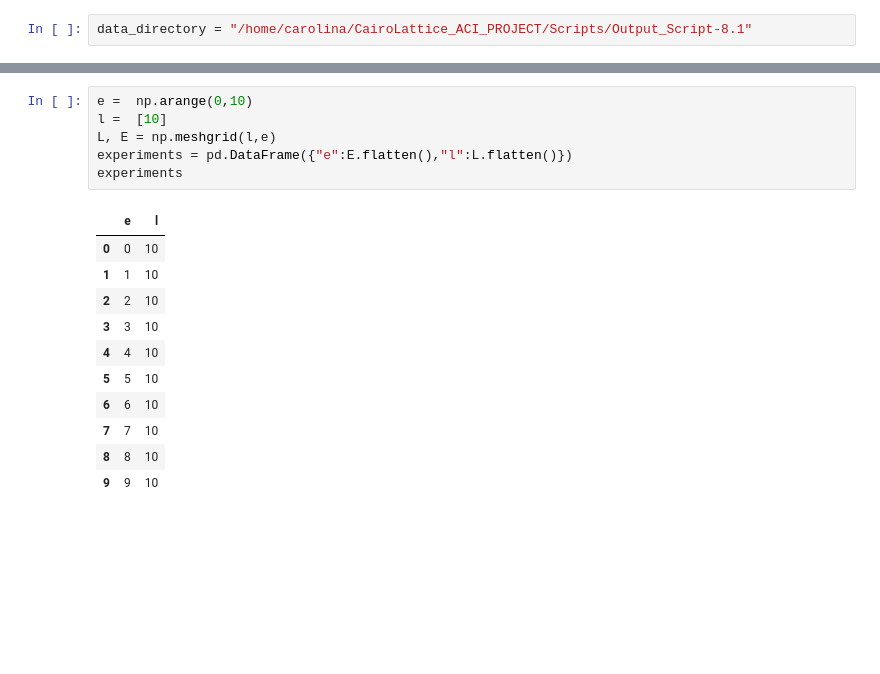
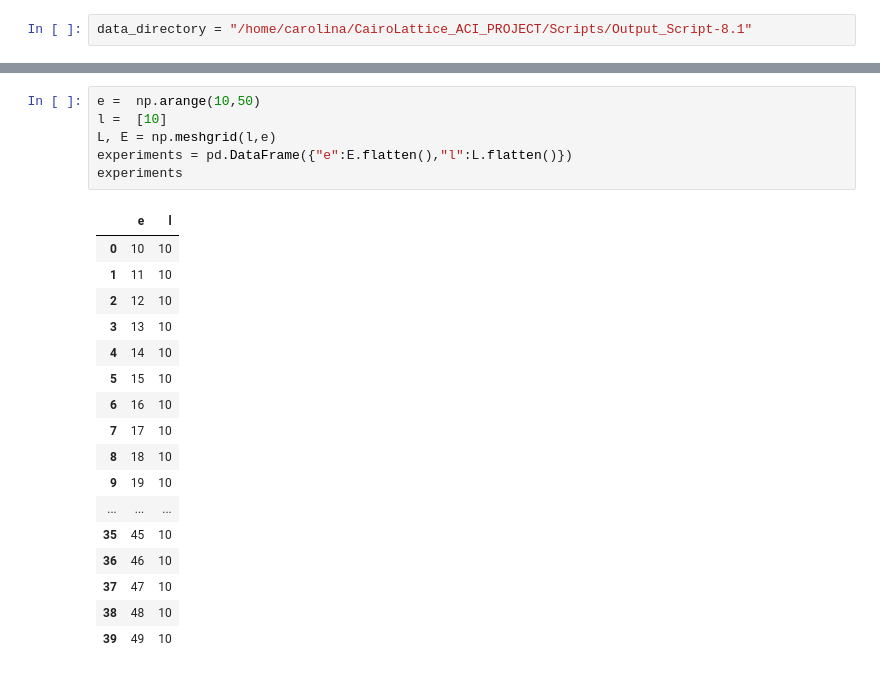
Before and after one commit to crodriga/PROJECT_CairoLattice, a Jupyter notebook: Analysis/Analysis-(Output_script-8.1)_FromLammpstrj-To-VrtDataframe_parallel-process.ipynb, the cells around one changed output, grey strips where cells are left out. Drawn from its saved outputs; the diff is of its cells as text; blank space fills up the shorter version.

```diff
--- a/Analysis/Analysis-(Output_script-8.1)_FromLammpstrj-To-VrtDataframe_parallel-process.ipynb
+++ b/Analysis/Analysis-(Output_script-8.1)_FromLammpstrj-To-VrtDataframe_parallel-process.ipynb
@@ -74,23 +74,29 @@ def do_everythingfree(exp_entry):
 
     v.vertices.to_csv(os.path.join(data_directory, "ACI_CairoLattice_25mT-2500s_FreeBound_l%u_exp%u.dat"%(l,e)), sep="\t")
 # %%
-e =  np.arange(0,10)
+e =  np.arange(10,50)
 l =  [10]
 L, E = np.meshgrid(l,e)
 experiments = pd.DataFrame({"e":E.flatten(),"l":L.flatten()})
 experiments
 # %% [output]
 |  | e | l |
-| 0 | 0 | 10 |
-| 1 | 1 | 10 |
-| 2 | 2 | 10 |
-| 3 | 3 | 10 |
-| 4 | 4 | 10 |
-| 5 | 5 | 10 |
-| 6 | 6 | 10 |
-| 7 | 7 | 10 |
-| 8 | 8 | 10 |
-| 9 | 9 | 10 |
+| 0 | 10 | 10 |
+| 1 | 11 | 10 |
+| 2 | 12 | 10 |
+| 3 | 13 | 10 |
+| 4 | 14 | 10 |
+| 5 | 15 | 10 |
+| 6 | 16 | 10 |
+| 7 | 17 | 10 |
+| 8 | 18 | 10 |
+| 9 | 19 | 10 |
+| ... | ... | ... |
+| 35 | 45 | 10 |
+| 36 | 46 | 10 |
+| 37 | 47 | 10 |
+| 38 | 48 | 10 |
+| 39 | 49 | 10 |
 # %%
 if __name__ ==  '__main__':
     num_processors = 4
```
Also changed, not shown: parts of 2 cells of this notebook, 7 other files.
